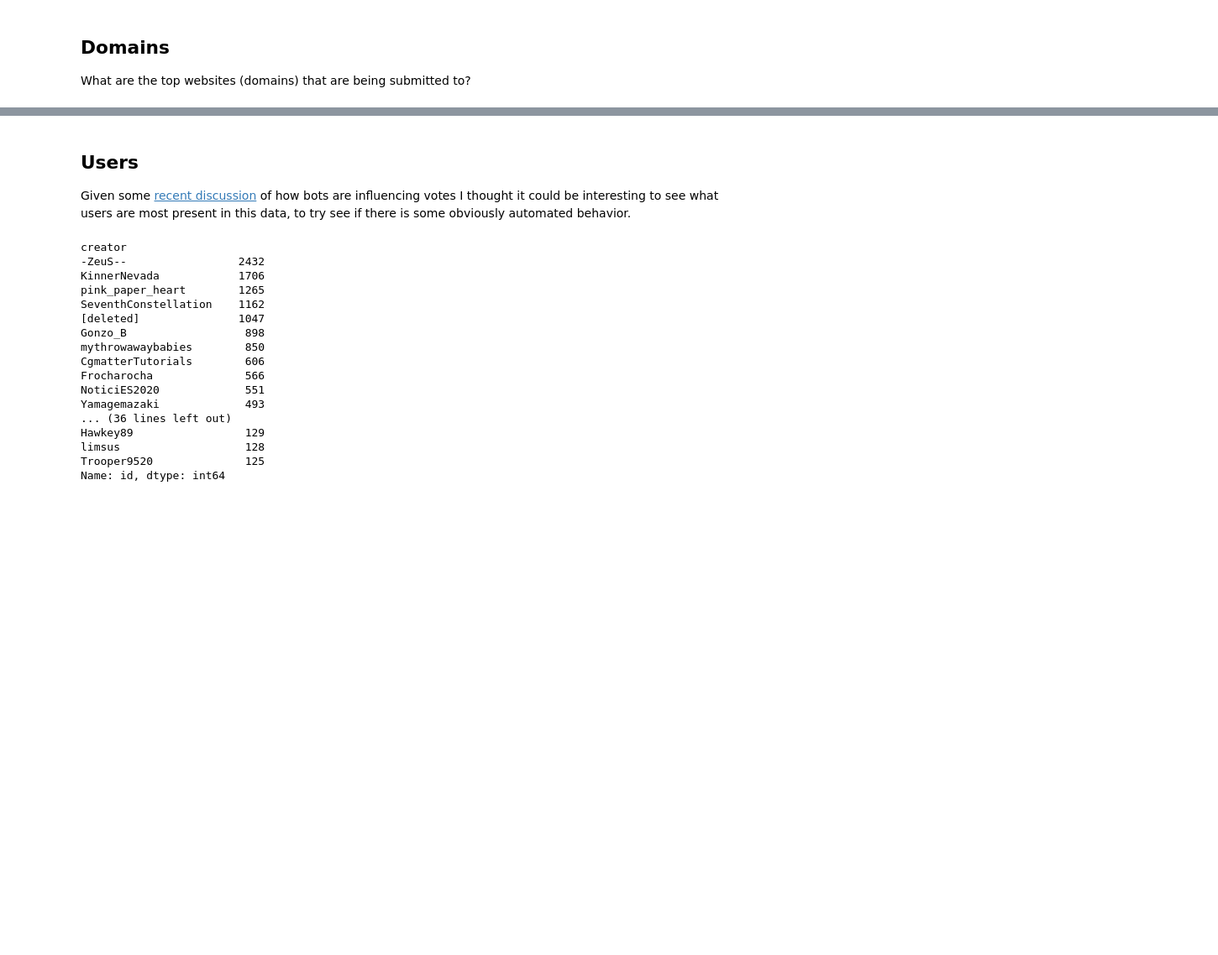
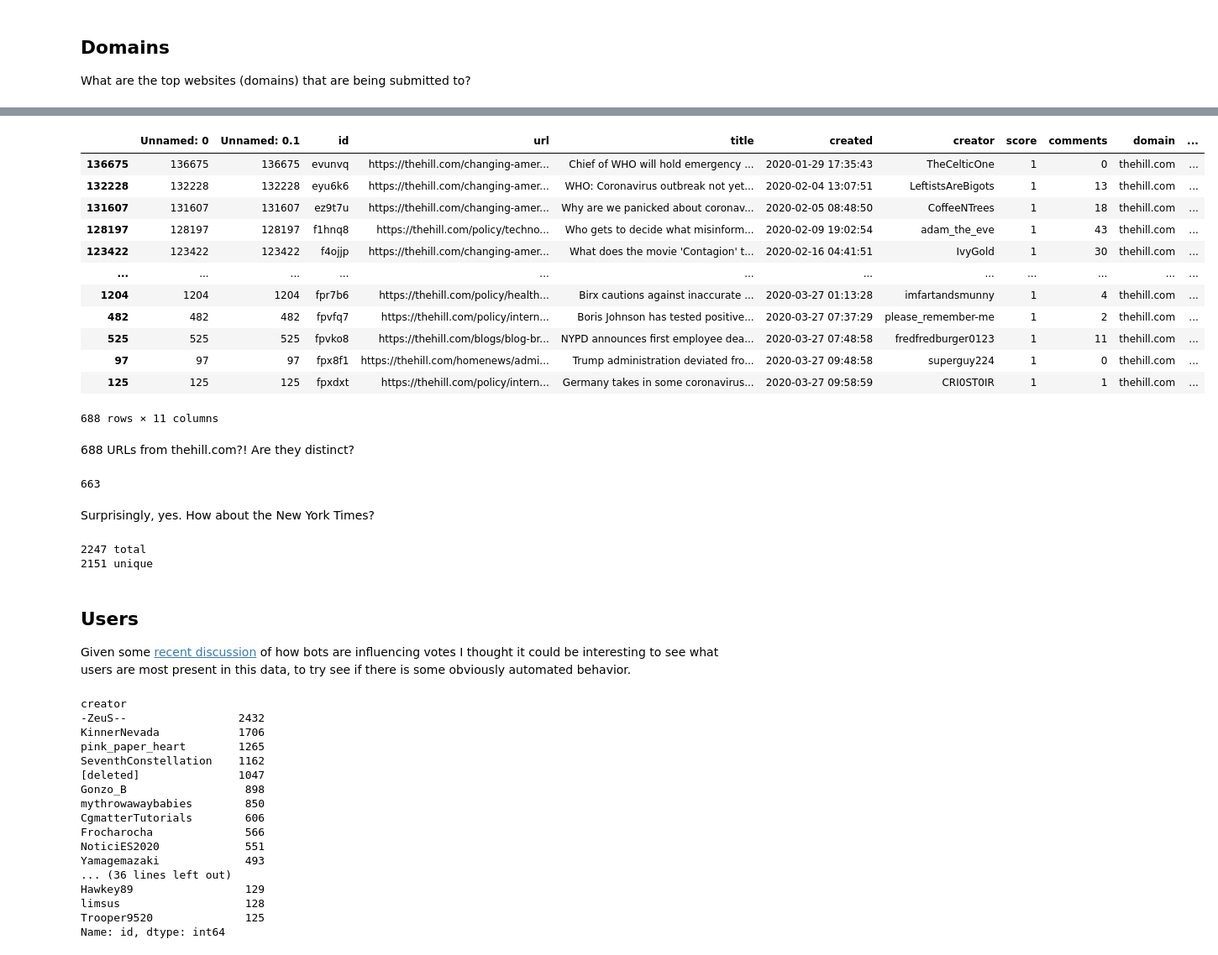
Before and after one commit to edsu/iipc-covid19, a Jupyter notebook: Reddit.ipynb, the cells around one changed output, grey strips where cells are left out. Shown at 84% size. Cells and saved outputs as stored; diff of their text form; code cells hidden in the pictures; blank space fills up the shorter version.

```diff
--- a/Reddit.ipynb
+++ b/Reddit.ipynb
@@ -299,3 +300,8 @@ altair.Chart(posts_by_hour.reset_index(), title="Coronavirus Subreddit Posts", w
 ## Domains
 
 What are the top websites (domains) that are being submitted to?
+# %%
+from urllib.parse import urlparse
+
+reddit['domain'] = reddit['url'].map(lambda u: urlparse(u).netloc)
+reddit.groupby('domain').count().sort_values('id', ascending=False)
@@ -301,0 +325,10 @@ What are the top websites (domains) that are being submitted to?
+# %%
+from tld import get_tld
+
+def fld(url):
+    tld = get_tld(url, as_object=True, fail_silently=True)
+    return tld.fld if tld else ''
+
+reddit['fld'] = reddit['url'].map(fld)
+domains = reddit.groupby('fld').count().sort_values('id', ascending=False)
+domains['id'].head(25)
@@ -302,3 +353,35 @@ What are the top websites (domains) that are being submitted to?
+# %%
+thehill = reddit[reddit['fld'] == 'thehill.com']
+thehill
+# %% [output]
+|  | Unnamed: 0 | Unnamed: 0.1 | id | url | title | created | creator | score | comments | domain | ... |
+| 136675 | 136675 | 136675 | evunvq | https://thehill.com/changing-amer... | Chief of WHO will hold emergency ... | 2020-01-29 17:35:43 | TheCelticOne | 1 | 0 | thehill.com | ... |
+| 132228 | 132228 | 132228 | eyu6k6 | https://thehill.com/changing-amer... | WHO: Coronavirus outbreak not yet... | 2020-02-04 13:07:51 | LeftistsAreBigots | 1 | 13 | thehill.com | ... |
+| 131607 | 131607 | 131607 | ez9t7u | https://thehill.com/changing-amer... | Why are we panicked about coronav... | 2020-02-05 08:48:50 | CoffeeNTrees | 1 | 18 | thehill.com | ... |
+| 128197 | 128197 | 128197 | f1hnq8 | https://thehill.com/policy/techno... | Who gets to decide what misinform... | 2020-02-09 19:02:54 | adam_the_eve | 1 | 43 | thehill.com | ... |
+| 123422 | 123422 | 123422 | f4ojjp | https://thehill.com/changing-amer... | What does the movie 'Contagion' t... | 2020-02-16 04:41:51 | IvyGold | 1 | 30 | thehill.com | ... |
+| ... | ... | ... | ... | ... | ... | ... | ... | ... | ... | ... | ... |
+| 1204 | 1204 | 1204 | fpr7b6 | https://thehill.com/policy/health... | Birx cautions against inaccurate ... | 2020-03-27 01:13:28 | imfartandsmunny | 1 | 4 | thehill.com | ... |
+| 482 | 482 | 482 | fpvfq7 | https://thehill.com/policy/intern... | Boris Johnson has tested positive... | 2020-03-27 07:37:29 | please_remember-me | 1 | 2 | thehill.com | ... |
+| 525 | 525 | 525 | fpvko8 | https://thehill.com/blogs/blog-br... | NYPD announces first employee dea... | 2020-03-27 07:48:58 | fredfredburger0123 | 1 | 11 | thehill.com | ... |
+| 97 | 97 | 97 | fpx8f1 | https://thehill.com/homenews/admi... | Trump administration deviated fro... | 2020-03-27 09:48:58 | superguy224 | 1 | 0 | thehill.com | ... |
+| 125 | 125 | 125 | fpxdxt | https://thehill.com/policy/intern... | Germany takes in some coronavirus... | 2020-03-27 09:58:59 | CRI0ST0IR | 1 | 1 | thehill.com | ... |
+688 rows × 11 columns
+# %% [markdown]
+688 URLs from thehill.com?! Are they distinct?
+# %%
+len(thehill['url'].unique())
+# %% [output]
+663
+# %% [markdown]
+Surprisingly, yes. How about the New York Times?
+# %%
+nyt = reddit[reddit['fld'] == 'nytimes.com']
+print(len(nyt['url']), 'total')
+print(len(nyt['url'].unique()), 'unique')
+# %% [output]
+2247 total
+2151 unique
 # %% [markdown]
 ## Users
 
```
Also changed, not shown: parts of 7 cells of this notebook, 7 other files.
